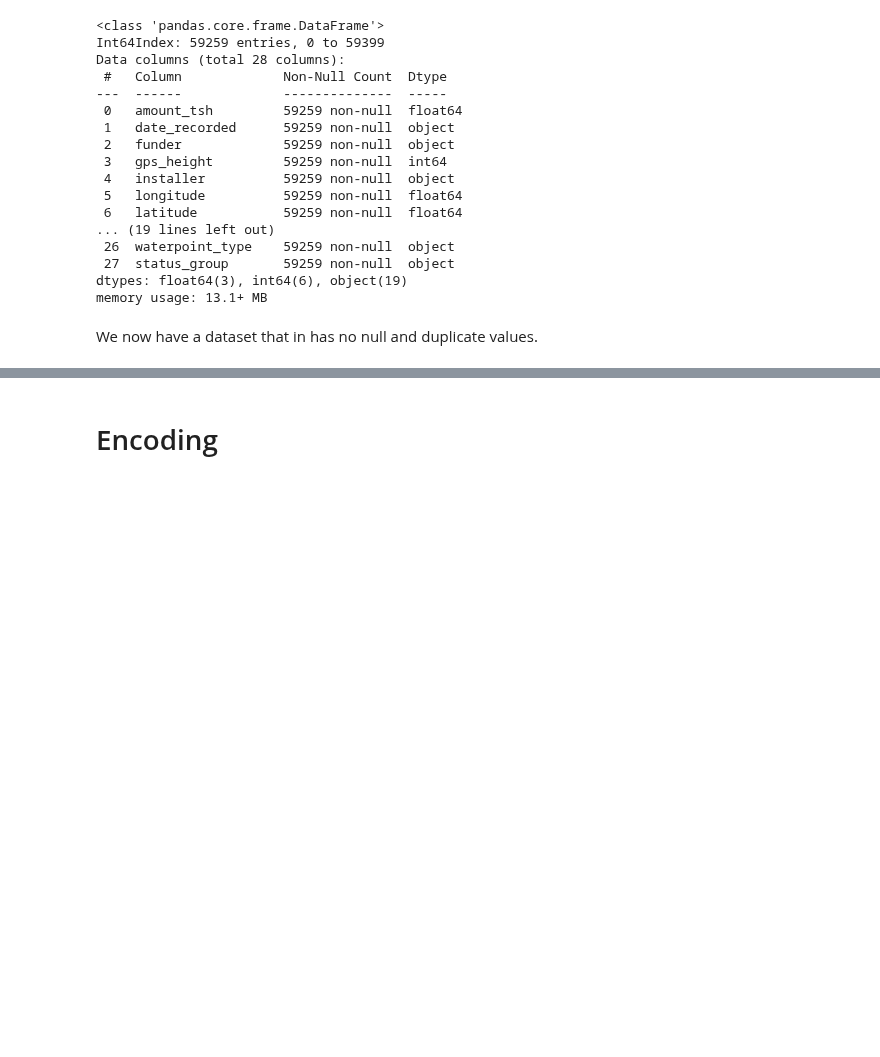
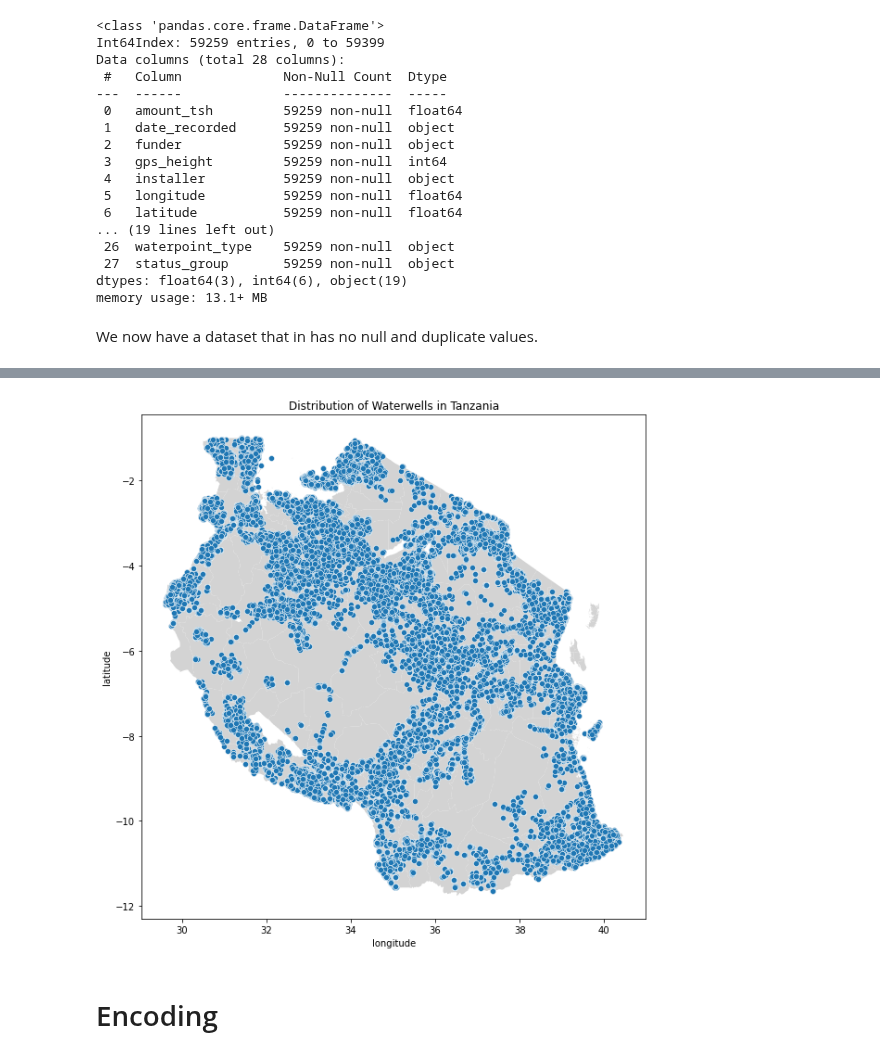
Before and after one commit to rahulakrish/water_pump_classifier, a Jupyter notebook: phase3_project.ipynb, the cells around one changed output, grey strips where cells are left out. Cells and saved outputs as stored; diff of their text form; code cells hidden in the pictures; blank space fills up the shorter version.

```diff
--- a/phase3_project.ipynb
+++ b/phase3_project.ipynb
@@ -543,0 +571,5 @@ We now have a dataset that in has no null and duplicate values.
+# %%
+mapdf = df1.copy()
+mapdf = mapdf[mapdf['longitude'] > 0]
+hue = {0:'functional',1:'not functional',2:'functional needs repair'}
+mapdf['status_desc'] = mapdf['status_group'].map(hue)
@@ -544,3 +587,11 @@ We now have a dataset that in has no null and duplicate values.
+# %%
+#plot the data
+fig, ax = plt.subplots(figsize = (10,10))
+tanzania_map.to_crs(epsg=4326).plot(ax=ax, color='lightgrey')
+sns.scatterplot(x="longitude", y="latitude",data=mapdf,hue='status_desc',ax=ax);
+ax.set_title('Distribution of Waterwells in Tanzania');
+# %% [output]
+[figure, added]
 # %% [markdown]
 # Encoding
 # %%
```
Also changed, not shown: parts of 24 cells of this notebook.
